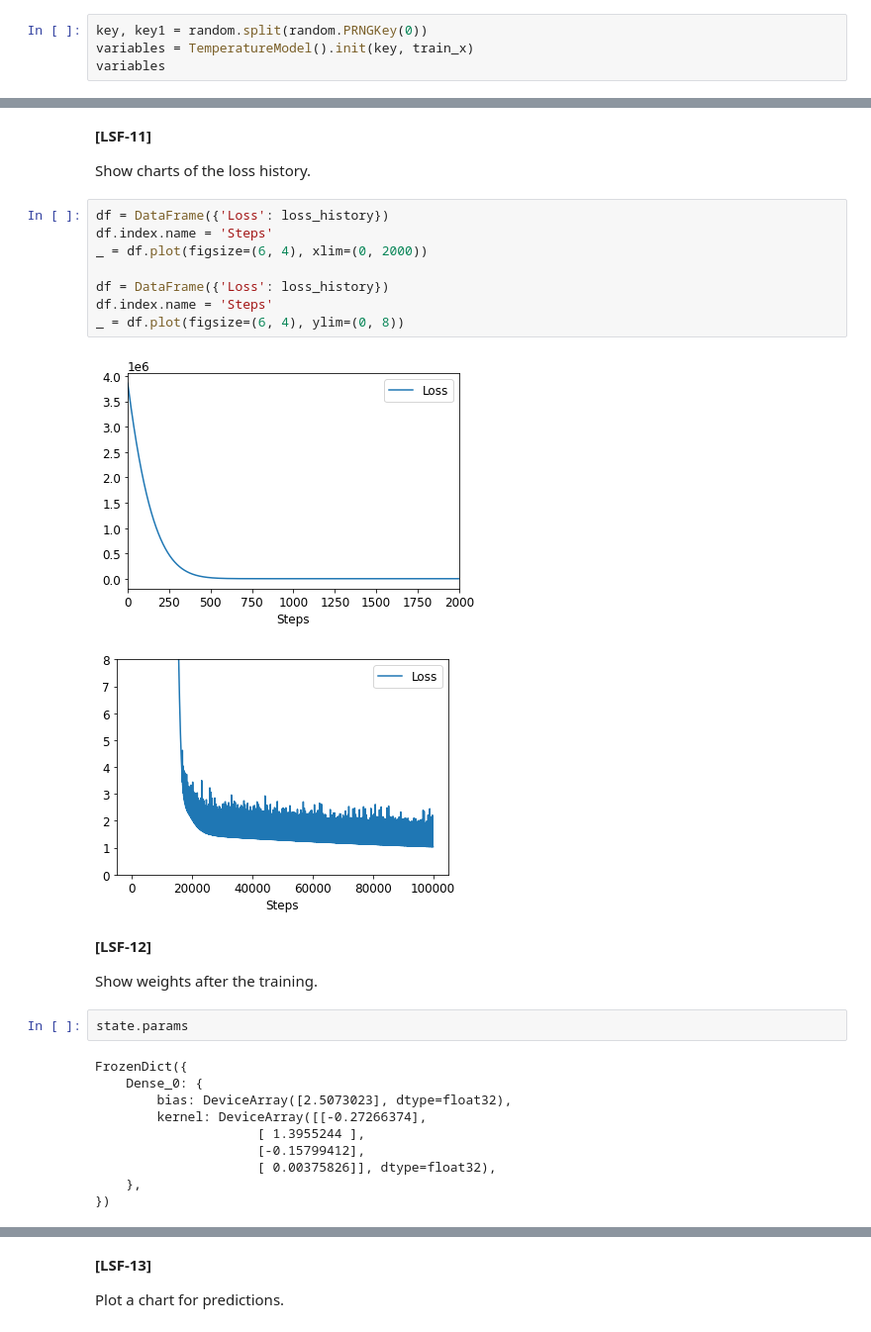
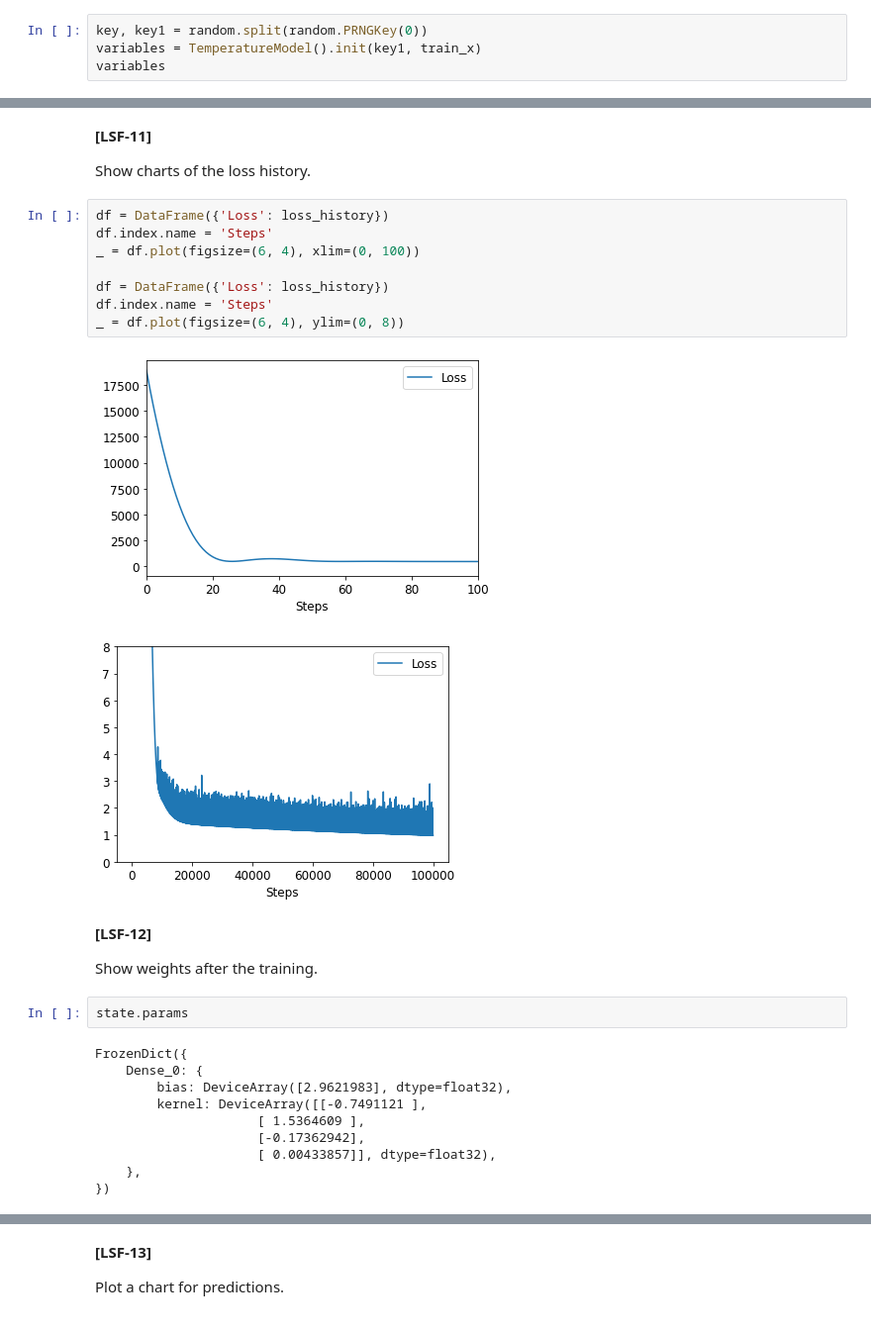
Before and after one commit to enakai00/colab_jaxbook, a Jupyter notebook: Chapter01/3. Least squares method with Flax and Optax.ipynb, the cells around one changed output, grey strips where cells are left out. Shown at 99% size. Cells and saved outputs as stored; diff of their text form.

```diff
--- a/Chapter01/3. Least squares method with Flax and Optax.ipynb
+++ b/Chapter01/3. Least squares method with Flax and Optax.ipynb
@@ -108,7 +108,7 @@ Generate inital parameter values. The parameter values are stored in `variable['
 **Note**: To get the initial values of model parameters with `TemperatureModel().init()`, you should supply the random number generator (random seed) and a sample batch input to the model.
 # %%
 key, key1 = random.split(random.PRNGKey(0))
-variables = TemperatureModel().init(key, train_x)
+variables = TemperatureModel().init(key1, train_x)
 variables
 # %% [output]
 FrozenDict({
@@ -193,14 +193,14 @@ Show charts of the loss history.
 # %%
 df = DataFrame({'Loss': loss_history})
 df.index.name = 'Steps'
-_ = df.plot(figsize=(6, 4), xlim=(0, 2000))
+_ = df.plot(figsize=(6, 4), xlim=(0, 100))
 
 df = DataFrame({'Loss': loss_history})
 df.index.name = 'Steps'
 _ = df.plot(figsize=(6, 4), ylim=(0, 8))
 # %% [output]
-[figure, old version]
+[figure, new version]
-[figure, old version]
+[figure, new version]
 # %% [markdown]
 **[LSF-12]**
 
@@ -210,10 +210,10 @@ state.params
 # %% [output]
 FrozenDict({
     Dense_0: {
-        bias: DeviceArray([2.5073023], dtype=float32),
-        kernel: DeviceArray([[-0.27266374],
-                     [ 1.3955244 ],
-                     [-0.15799412],
-                     [ 0.00375826]], dtype=float32),
+        bias: DeviceArray([2.9621983], dtype=float32),
+        kernel: DeviceArray([[-0.7491121 ],
+                     [ 1.5364609 ],
+                     [-0.17362942],
+                     [ 0.00433857]], dtype=float32),
     },
 })
```
Also changed, not shown: parts of 3 cells of this notebook.
